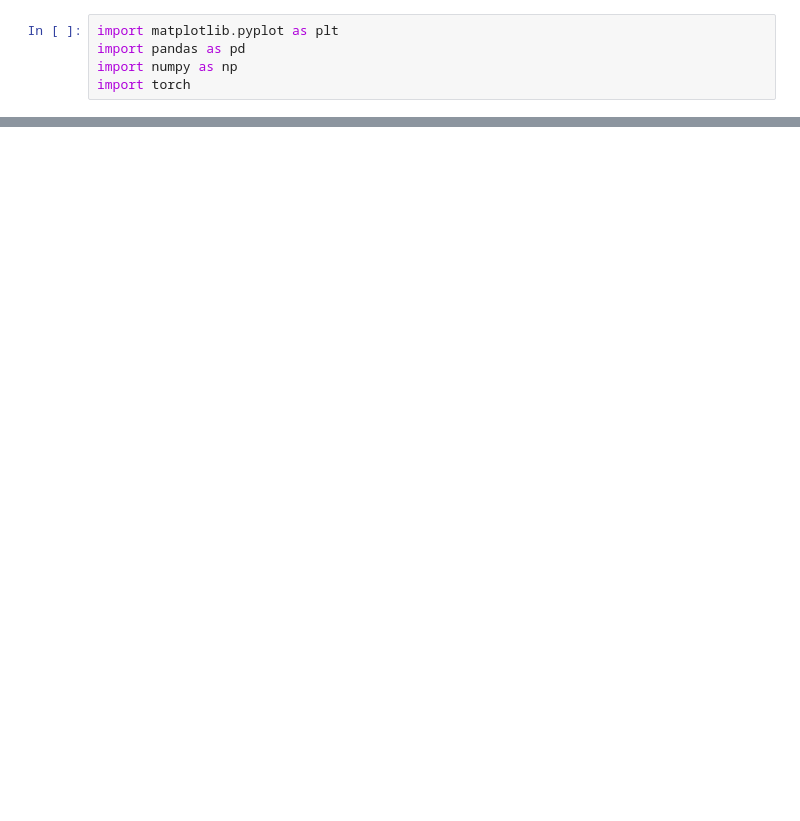
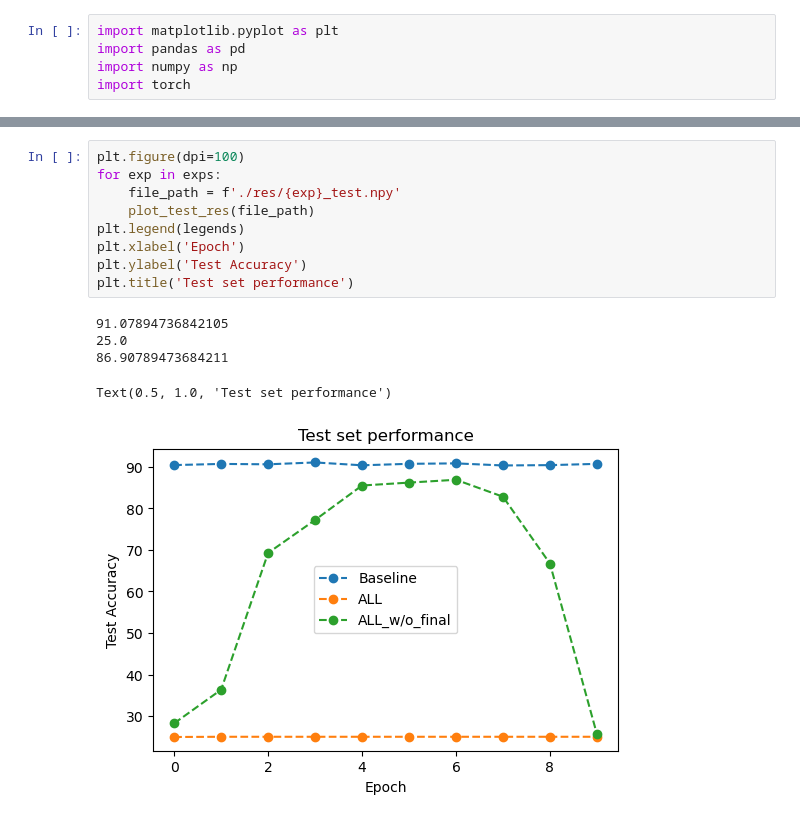
Before and after one commit to Alexstrasza98/Transformer-Quantization, a Jupyter notebook: plot.ipynb, the cells around one changed output, grey strips where cells are left out. Saved outputs shown, nothing was run; the diff lists cells and outputs as text; blank space fills up the shorter version.

```diff
--- a/plot.ipynb
+++ b/plot.ipynb
@@ -67,0 +92,15 @@ plt.savefig('./figures/test_perf_binarization.png')
+# %%
+plt.figure(dpi=100)
+for exp in exps:
+    file_path = f'./res/{exp}_test.npy'
+    plot_test_res(file_path)
+plt.legend(legends)
+plt.xlabel('Epoch')
+plt.ylabel('Test Accuracy')
+plt.title('Test set performance')
+# %% [output]
+91.07894736842105
+25.0
+86.90789473684211
+Text(0.5, 1.0, 'Test set performance')
+[figure, added]
```
Also changed, not shown: parts of 12 cells of this notebook, 14 other files.
